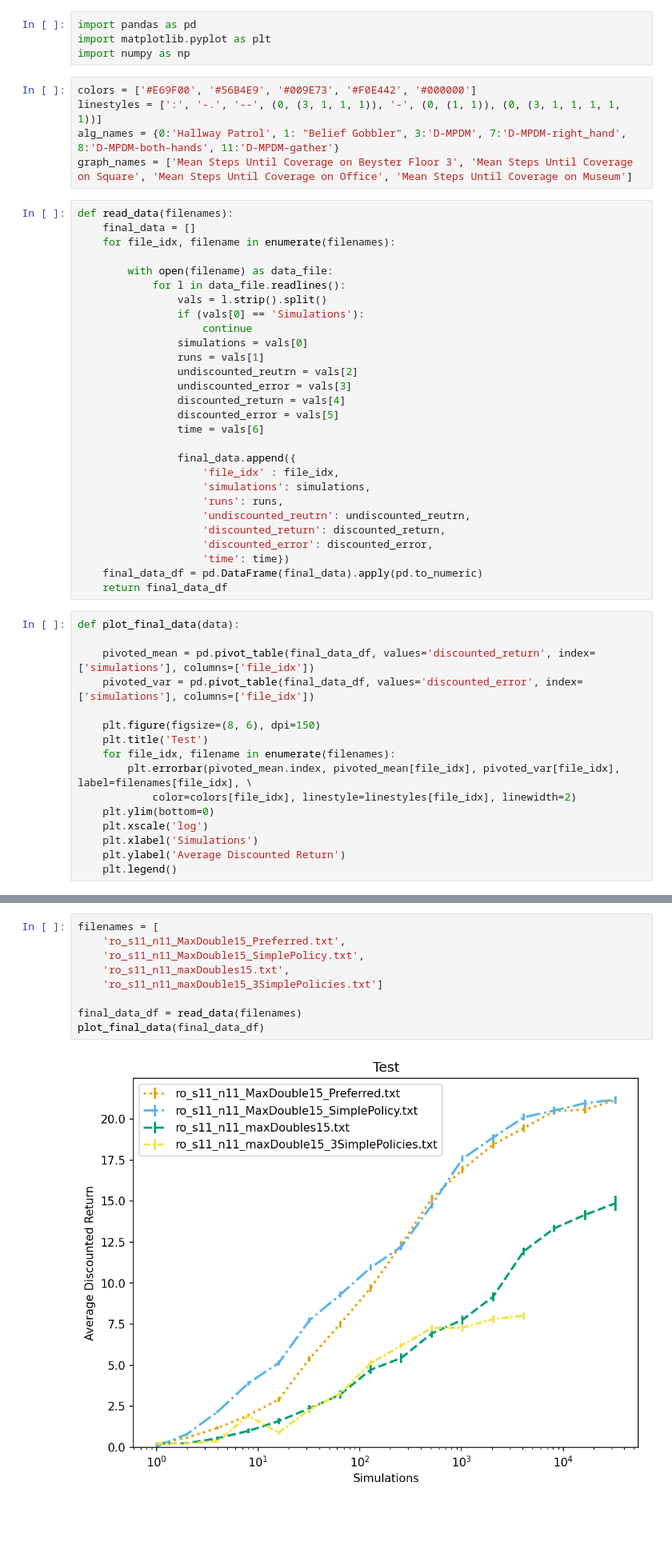
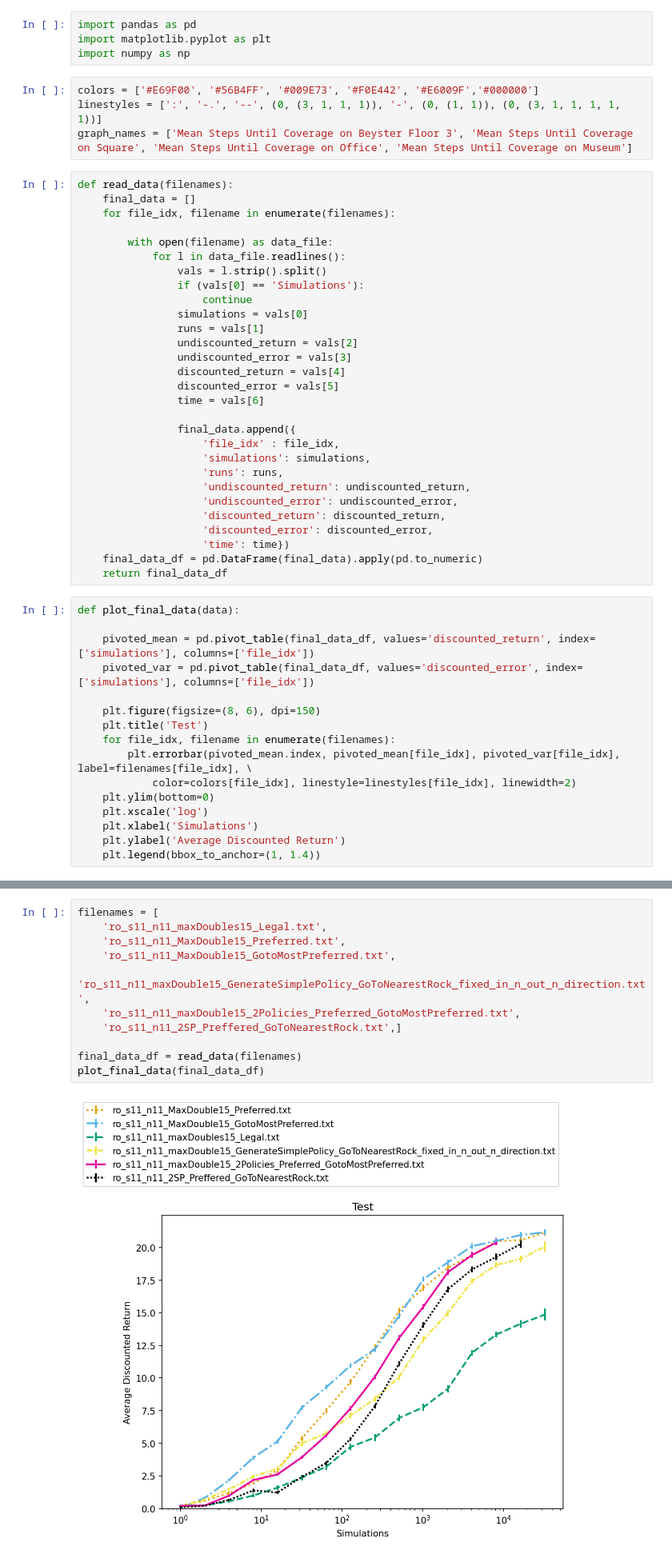
Before and after one commit to OliverShao/POMCP, a Jupyter notebook: src/plot_evaluation_data.ipynb, the cells around one changed output, grey strips where cells are left out. Shown: that part at 80% size. Cells and saved outputs as stored; diff of their text form; blank space fills up the shorter version.

```diff
--- a/src/plot_evaluation_data.ipynb
+++ b/src/plot_evaluation_data.ipynb
@@ -3,9 +3,8 @@ import pandas as pd
 import matplotlib.pyplot as plt
 import numpy as np
 # %%
-colors = ['#E69F00', '#56B4E9', '#009E73', '#F0E442', '#000000']
+colors = ['#E69F00', '#56B4FF', '#009E73', '#F0E442', '#E6009F','#000000']
 linestyles = [':', '-.', '--', (0, (3, 1, 1, 1)), '-', (0, (1, 1)), (0, (3, 1, 1, 1, 1, 1))]
-alg_names = {0:'Hallway Patrol', 1: "Belief Gobbler", 3:'D-MPDM', 7:'D-MPDM-right_hand', 8:'D-MPDM-both-hands', 11:'D-MPDM-gather'}
 graph_names = ['Mean Steps Until Coverage on Beyster Floor 3', 'Mean Steps Until Coverage on Square', 'Mean Steps Until Coverage on Office', 'Mean Steps Until Coverage on Museum']
 # %%
 def read_data(filenames):
@@ -19,7 +18,7 @@ def read_data(filenames):
                     continue
                 simulations = vals[0]
                 runs = vals[1]
-                undiscounted_reutrn = vals[2]
+                undiscounted_return = vals[2]
                 undiscounted_error = vals[3]
                 discounted_return = vals[4]
                 discounted_error = vals[5]
@@ -29,7 +28,8 @@ def read_data(filenames):
                     'file_idx' : file_idx,
                     'simulations': simulations,
                     'runs': runs,
-                    'undiscounted_reutrn': undiscounted_reutrn,
+                    'undiscounted_return': undiscounted_return,
+                    'undiscounted_error': undiscounted_error,
                     'discounted_return': discounted_return,
                     'discounted_error': discounted_error,
                     'time': time})
@@ -50,4 +50,4 @@ def plot_final_data(data):
     plt.xscale('log')
     plt.xlabel('Simulations')
     plt.ylabel('Average Discounted Return')
-    plt.legend()
+    plt.legend(bbox_to_anchor=(1, 1.4))
@@ -54,11 +68,13 @@ def plot_final_data(data):
 # %%
 filenames = [
+    'ro_s11_n11_maxDoubles15_Legal.txt',
     'ro_s11_n11_MaxDouble15_Preferred.txt',
-    'ro_s11_n11_MaxDouble15_SimplePolicy.txt',
-    'ro_s11_n11_maxDoubles15.txt',
-    'ro_s11_n11_maxDouble15_3SimplePolicies.txt']
+    'ro_s11_n11_MaxDouble15_GotoMostPreferred.txt',
+    'ro_s11_n11_maxDouble15_GenerateSimplePolicy_GoToNearestRock_fixed_in_n_out_n_direction.txt',
+    'ro_s11_n11_maxDouble15_2Policies_Preferred_GotoMostPreferred.txt',
+    'ro_s11_n11_2SP_Preffered_GoToNearestRock.txt',]
 
 final_data_df = read_data(filenames)
 plot_final_data(final_data_df)
 # %% [output]
-[figure, old version]
+[figure, new version]
```
Also changed, not shown: parts of 3 cells of this notebook, 43 other files.
